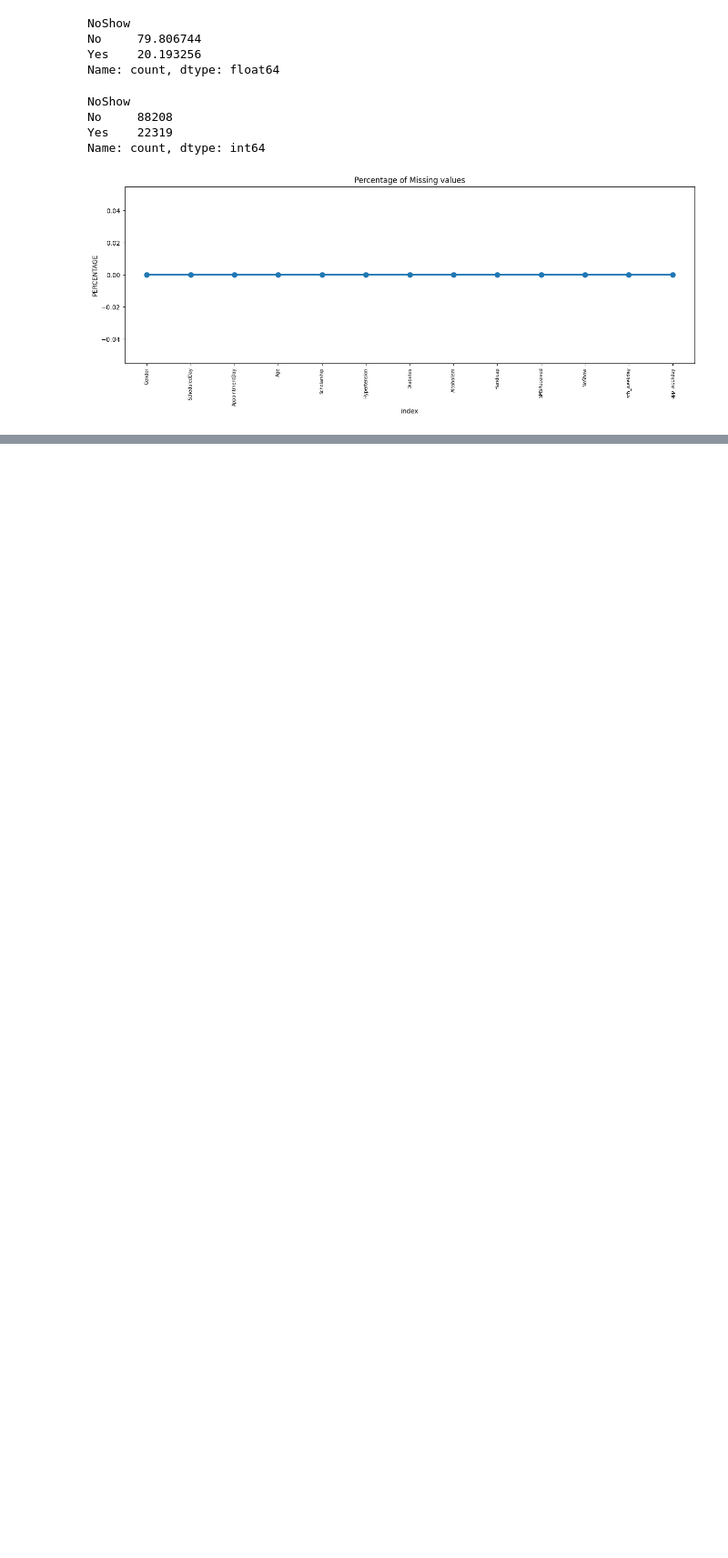
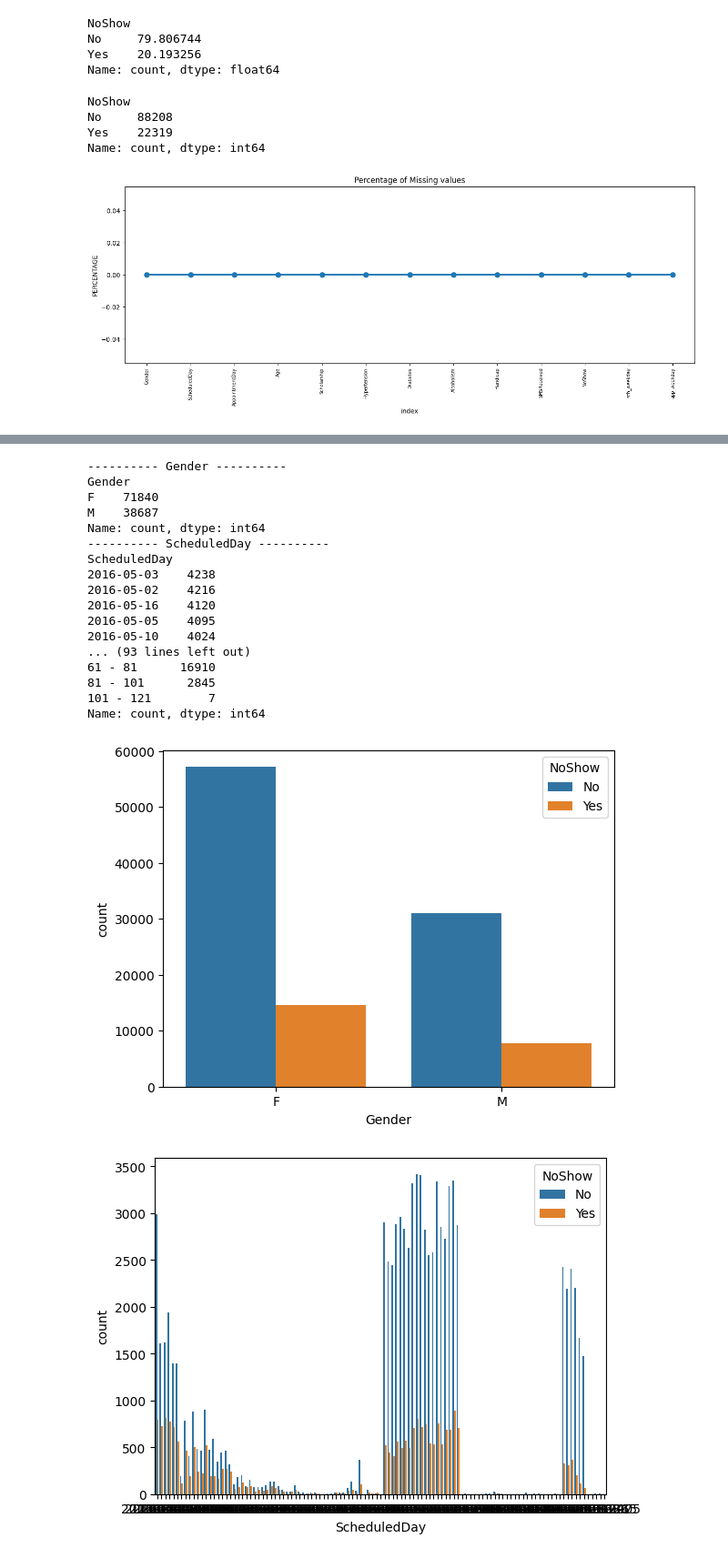
Before and after one commit to amandebnath/EDA-for-Healthcare, a Jupyter notebook: medical_appointments.ipynb, the cells around one changed output, grey strips where cells are left out. Shown at 91% size. Saved outputs shown, nothing was run; the diff lists cells and outputs as text; code cells hidden in the pictures; blank space fills up the shorter version.

```diff
--- a/medical_appointments.ipynb
+++ b/medical_appointments.ipynb
@@ -201,0 +224,6 @@ plt.show()
+# %%
+# Grouping tenure in bins of 12 months
+labels = ["{0} - {1}".format(i, i + 20) for i in range(1, 118, 20)]
+df['Age_group'] = pd.cut(df.Age, range(1, 130, 20), right = False, labels=labels)
+# %%
+df.drop(['Age'], axis=1, inplace=True)
@@ -201,0 +248,27 @@ plt.show()
+# %%
+# having a look into the values of count of each columns and there count in respect to NoShow column
+for i, predictor in enumerate(df.drop(columns=['NoShow'])):
+    print('-'*10,predictor,'-'*10)
+    print(df[predictor].value_counts())
+    plt.figure(i)
+    sns.countplot(data=df, x=predictor, hue='NoShow')
+# %% [output]
+---------- Gender ----------
+Gender
+F    71840
+M    38687
+Name: count, dtype: int64
+---------- ScheduledDay ----------
+ScheduledDay
+2016-05-03    4238
+2016-05-02    4216
+2016-05-16    4120
+2016-05-05    4095
+2016-05-10    4024
+... (93 lines left out)
+61 - 81      16910
+81 - 101      2845
+101 - 121        7
+Name: count, dtype: int64
+[figure, added]
+[figure, added]
```
Also changed, not shown: parts of 12 cells of this notebook.
